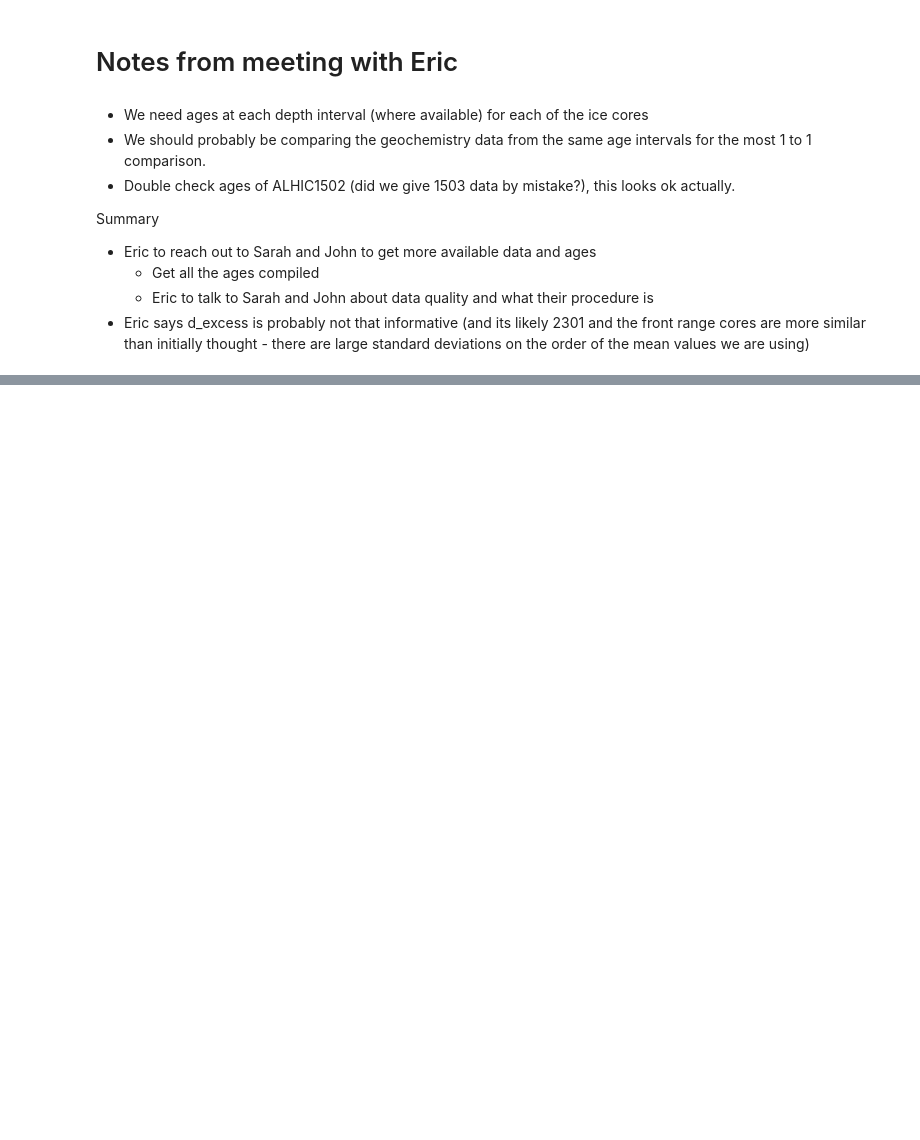
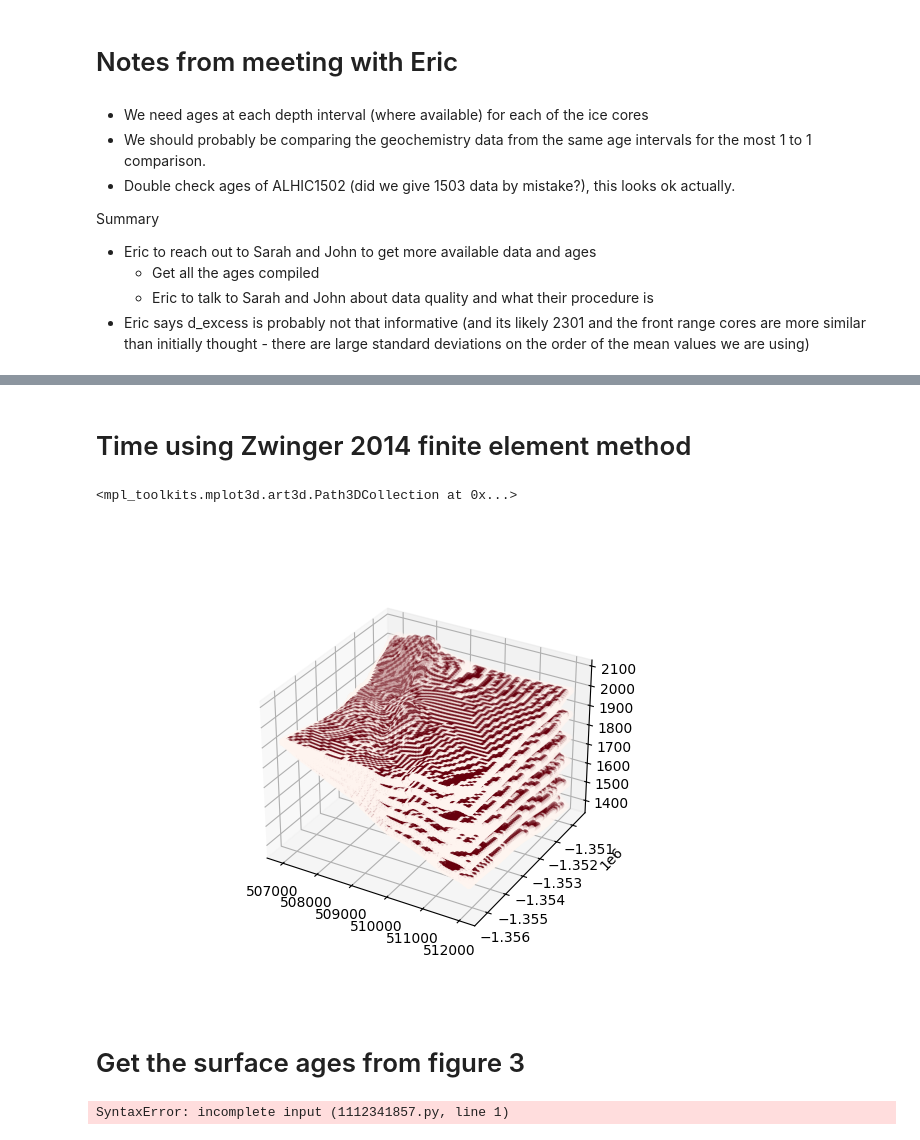
Before and after one commit to johnmorganmanos/AH_temp_paper, a Jupyter notebook: fig3_v3.ipynb, the cells around one changed output, grey strips where cells are left out. Cells and saved outputs as stored; diff of their text form; code cells hidden in the pictures; blank space fills up the shorter version.

```diff
--- a/fig3_v3.ipynb
+++ b/fig3_v3.ipynb
@@ -576,0 +861,2 @@ cbar = plt.colorbar(im, label='Predicted Age (Ma)')
+# %% [markdown]
+# Time using Zwinger 2014 finite element method
@@ -576,0 +880,2 @@ cbar = plt.colorbar(im, label='Predicted Age (Ma)')
+# %%
+u, p = firedrake.split(flow)
@@ -576,0 +897,39 @@ cbar = plt.colorbar(im, label='Predicted Age (Ma)')
+# %%
+bcs = []
+
+for face in [1,2,3,4]:
+    bcs.append(firedrake.DirichletBC(V, 10e3, face))
+# %%
+method = irksome.BackwardEuler()
+age_dis_solver = irksome.TimeStepper(F, method, Constant(1.0), δt, ψ, bcs=bcs)
+# %%
+import tqdm
+final_time = 10e5* spy
+num_steps = int(final_time / float(δt))
+ψs = [ψ.copy(deepcopy=True)]
+
+ts = np.linspace(0.0, final_time, num_steps + 1)
+
+for step in tqdm.trange(num_steps):
+    t = ts[step]
+
+
+    age_dis_solver.advance()
+
+
+    ψs.append(ψ.copy(deepcopy=True))
+# %%
+norm = plt.Normalize(0, 10)
+sm = plt.cm.ScalarMappable(cmap="Reds", norm=norm)
+cmap = plt.cm.Reds
+
+ax = plt.figure().add_subplot(projection='3d')
+ax.scatter(mesh_fine.coordinates.dat.data_ro[:,0],
+mesh_fine.coordinates.dat.data_ro[:,1],
+mesh_fine.coordinates.dat.data_ro[:,2],
+c = ψs[-3].dat.data_ro[:]/10e6, cmap=cmap, norm=norm)
+# %% [output]
+<mpl_toolkits.mplot3d.art3d.Path3DCollection at 0x...>
+[figure, added]
+# %% [markdown]
+# Get the surface ages from figure 3
@@ -576,0 +938,4 @@ cbar = plt.colorbar(im, label='Predicted Age (Ma)')
+# %%
+for i in coordinates_in_3d:
+# %% [output]
+SyntaxError: incomplete input (1112341857.py, line 1)
```
Also changed, not shown: parts of 16 cells of this notebook.
